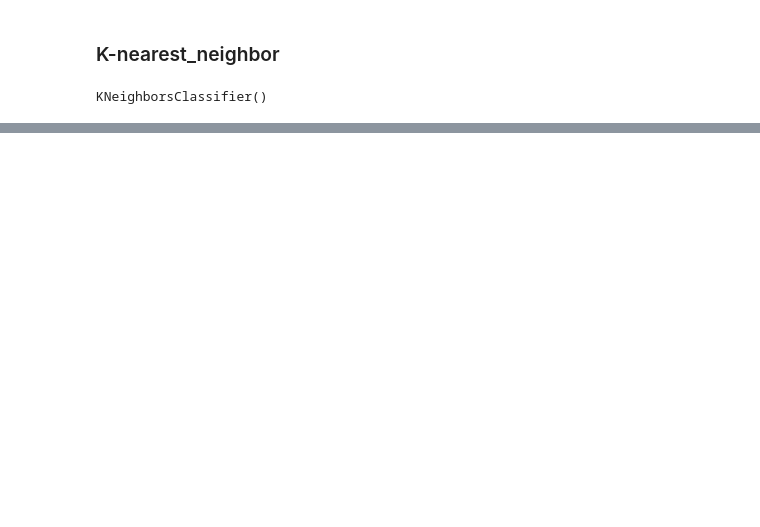
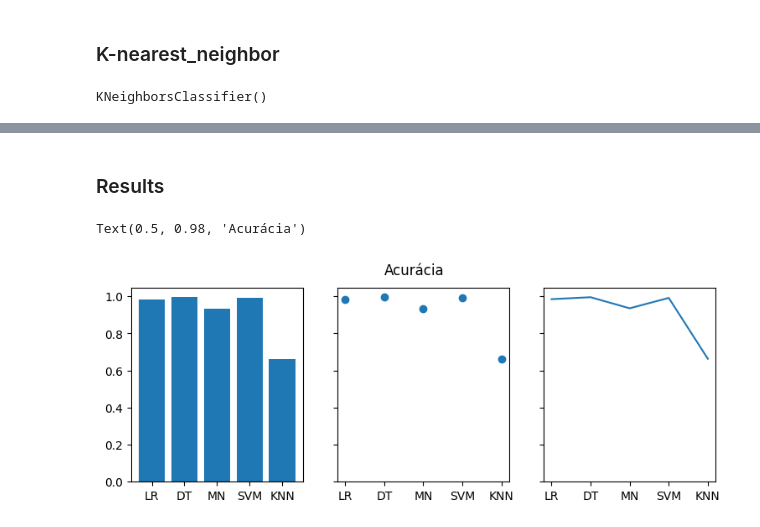
Before and after one commit to TItanGuy99/FakeNewsDetector, a Jupyter notebook: aprendizado_supervisionado.ipynb, the cells around one changed output, grey strips where cells are left out. Cells and saved outputs as stored; diff of their text form; code cells hidden in the pictures; blank space fills up the shorter version.

Commit message:
Generating graphics.

```diff
--- a/aprendizado_supervisionado.ipynb
+++ b/aprendizado_supervisionado.ipynb
@@ -241,4 +239,4 @@ DecisionTreeClassifier()
 # %%
 pred_dt = DT.predict(xv_test)
 # %%
-DT.score(xv_test, y_test)
+decision_tree_result = DT.score(xv_test, y_test)
@@ -266,4 +262,4 @@ MultinomialNB(force_alpha=True)
 # %%
 pred_clf = clf.predict(xv_test)
 # %%
-clf.score(xv_test, y_test)
+multinominal_naive_result = clf.score(xv_test, y_test)
@@ -291,4 +285,4 @@ SVC(C=1)
 # %%
 pred_svm = svm_test.predict(xv_test)
 # %%
-svm_test.score(xv_test, y_test)
+support_vector_machine_result = svm_test.score(xv_test, y_test)
@@ -316,4 +308,4 @@ KNeighborsClassifier()
 # %%
 pred_neigh = neigh_test.predict(xv_test)
 # %%
-neigh_test.score(xv_test, y_test)
+k_nearest_neighbor_result = neigh_test.score(xv_test, y_test)
@@ -332 +322,25 @@ print(classification_report(y_test, pred_neigh))
 weighted avg       0.77      0.66      0.62     22439
+# %% [markdown]
+### Results
+# %%
+import matplotlib.pyplot as plt
+
+data = {
+    'LR': logic_regression_result,
+    'DT': decision_tree_result,
+    'MN': multinominal_naive_result,
+    'SVM': support_vector_machine_result,
+    'KNN': k_nearest_neighbor_result
+}
+
+names = list(data.keys())
+values = list(data.values())
+
+fig, axs = plt.subplots(1, 3, figsize=(9,3), sharey=True)
+axs[0].bar(names, values)
+axs[1].scatter(names,values)
+axs[2].plot(names, values)
+fig.suptitle('Acurácia')
+# %% [output]
+Text(0.5, 0.98, 'Acurácia')
+[figure, added]
```
Also changed, not shown: parts of 14 cells of this notebook.
